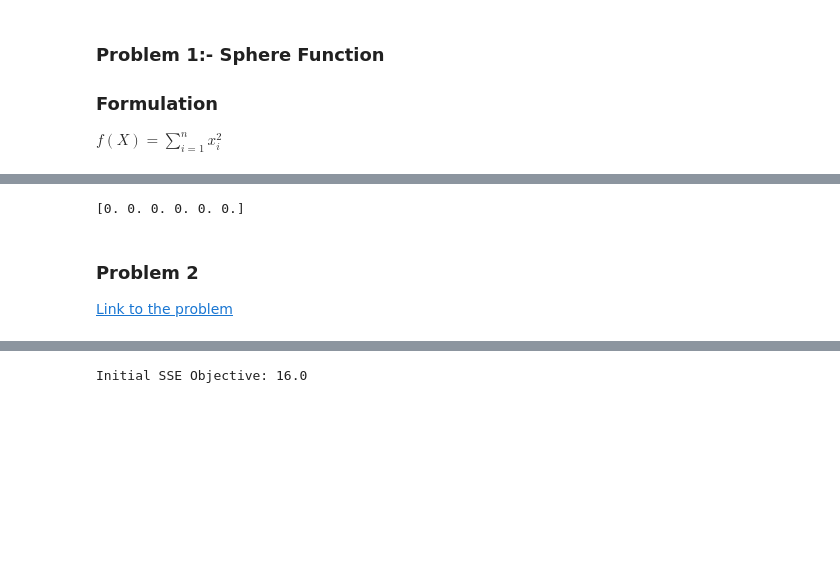
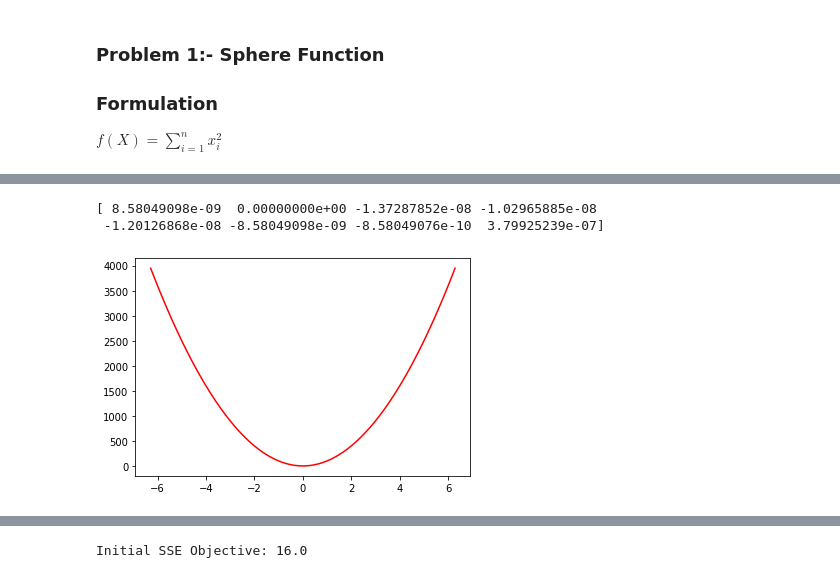
Before and after one commit to krutika234/BSE__IIT-PATNA_OPTIMIZATION-2021, a Jupyter notebook: Non_linear_programming .ipynb, the cells around one changed output, grey strips where cells are left out. Saved outputs shown, nothing was run; the diff lists cells and outputs as text; code cells hidden in the pictures; blank space fills up the shorter version.

```diff
--- a/Non_linear_programming .ipynb
+++ b/Non_linear_programming .ipynb
@@ -20,12 +32,29 @@ def sphere_function(x):
 # %%
 # minimzing the above functions with the help of different optimizers
 
-x=[-5,0,8,6,7,5] # intial guess for the optimizer
-
+x=[-5,0,8,6,7,5,0.5,0.9] # Initial guess. Array of real elements of size (n,), where ‘n’ is the number of independent variables.
 res = so.minimize(sphere_function,x,method='SLSQP')
 print(res['x'])
 # %% [output]
-[0. 0. 0. 0. 0. 0.]
+[ 8.58049098e-09  0.00000000e+00 -1.37287852e-08 -1.02965885e-08
+ -1.20126868e-08 -8.58049098e-09 -8.58049076e-10  3.79925239e-07]
-# %% [markdown]
-### Problem 2
-[Link to the problem](https://apmonitor.com/pdc/index.php/Main/NonlinearProgramming)
+# %%
+%matplotlib inline
+import matplotlib as mpl
+import matplotlib.pyplot as plt
+from mpl_toolkits.mplot3d import Axes3D
+
+x= np.linspace(-2*math.pi,2*math.pi,100)
+y= np.linspace(-2*math.pi,2*math.pi,100)
+X,Y= np.meshgrid(x,y)
+z = sphere_function(X)
+
+fig = plt.figure()
+
+# plot the function
+plt.plot(x,z, 'r')
+
+# show the plot
+plt.show()
+# %% [output]
+[figure, added]
```
Also changed, not shown: parts of 12 cells of this notebook.
